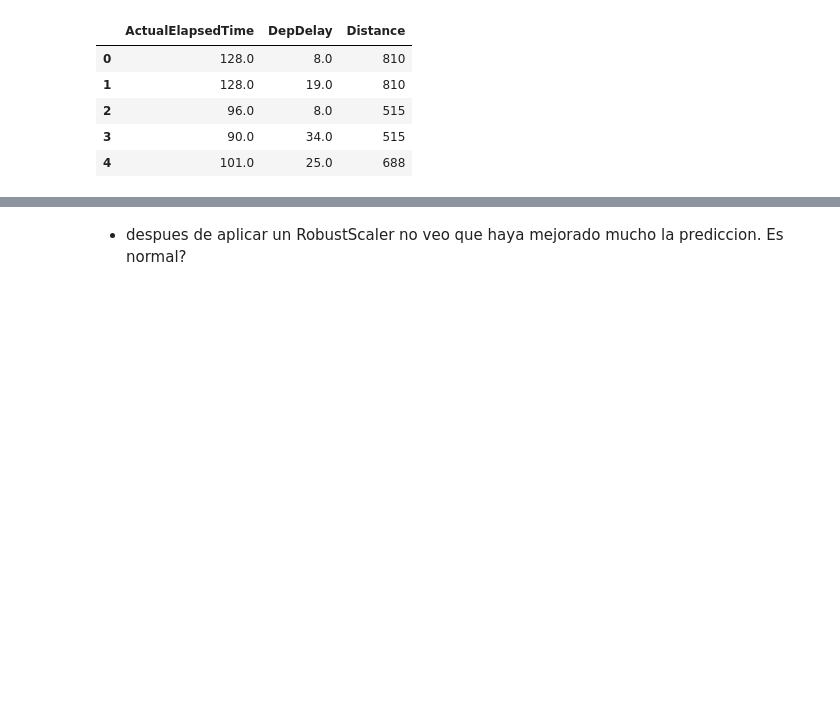
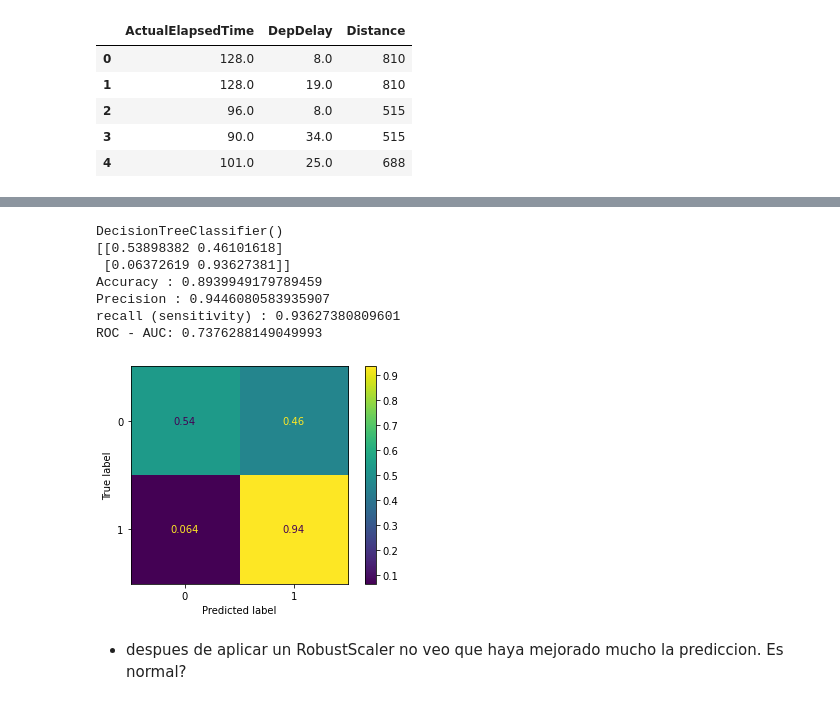
Before and after one commit to ManelForcales/Supervisat_Classificacio, a Jupyter notebook: Sprint13__classification.ipynb, the cells around one changed output, grey strips where cells are left out. Cells and saved outputs as stored; diff of their text form; code cells hidden in the pictures; blank space fills up the shorter version.

```diff
--- a/Sprint13__classification.ipynb
+++ b/Sprint13__classification.ipynb
@@ -333,0 +315,2 @@ X.head()
+# %%
+X['speed'] = X['Distance'] / (X['ActualElapsedTime']/60) # miles/hour
@@ -342,8 +347,16 @@ X_new.head()
 # %%
 X_train, X_test,y_train,y_test = train_test_split(X_new,y,test_size=0.3)
 # %%
-for model in modelos:
-    analyze_clasification_model_1(model,X_train,X_test,y_train,y_test)
+analyze_clasification_model_1(tree,X_train,X_test,y_train,y_test)
+# %% [output]
+DecisionTreeClassifier()
+[[0.53898382 0.46101618]
+ [0.06372619 0.93627381]]
+Accuracy : 0.8939949179789459
+Precision : 0.9446080583935907
+recall (sensitivity) : 0.93627380809601
+ROC - AUC: 0.7376288149049993
+[figure, added]
 # %% [markdown]
 + despues de aplicar un RobustScaler no veo que haya mejorado mucho la prediccion. Es normal?
 # %% [markdown]
```
Also changed, not shown: parts of 18 cells of this notebook.
